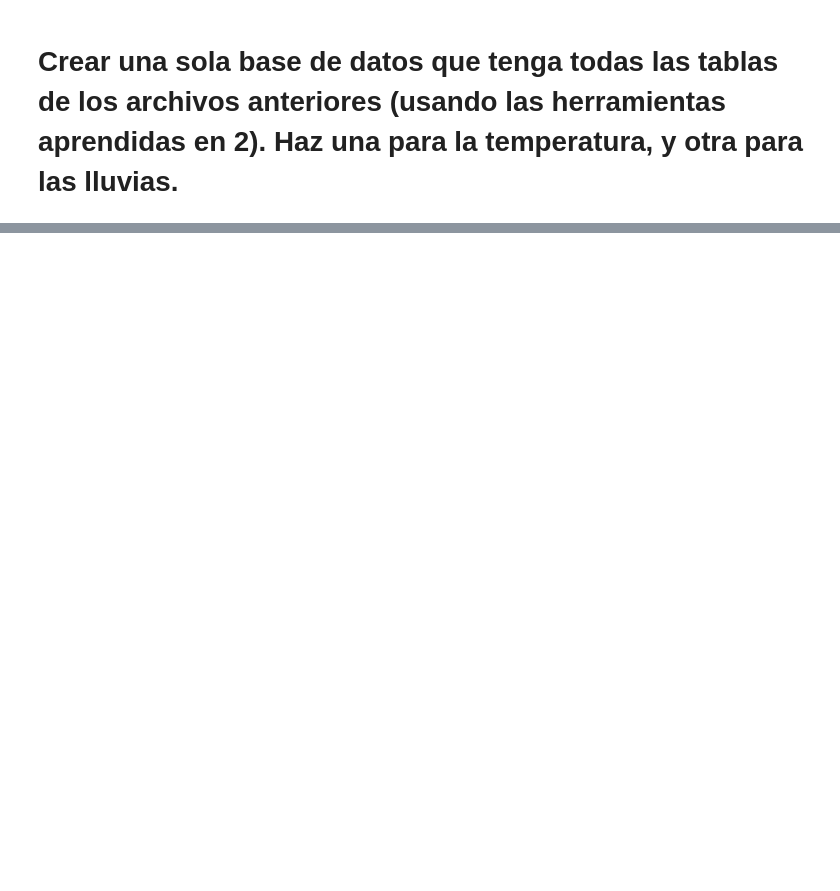
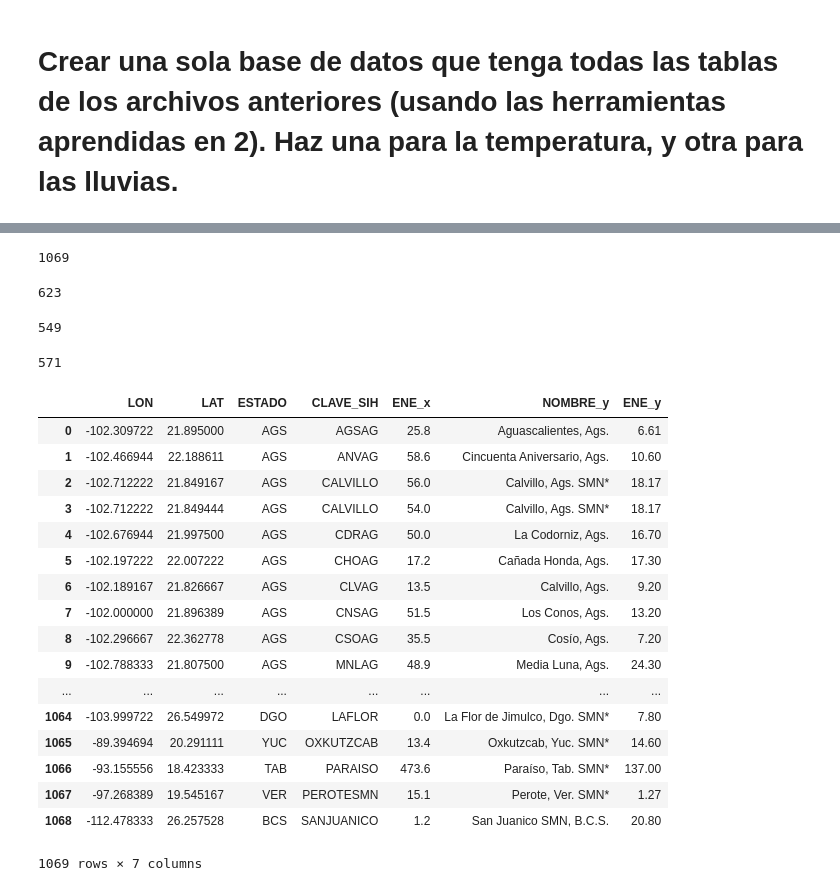
Before and after one commit to LuisEduardoCantero/Data_Science_in_Cosmology, a Jupyter notebook: Semana2/Tarea_Semana2/Ejercicio_3.ipynb, the cells around one changed output, grey strips where cells are left out. Cells and saved outputs as stored; diff of their text form; code cells hidden in the pictures; blank space fills up the shorter version.

```diff
--- a/Semana2/Tarea_Semana2/Ejercicio_3.ipynb
+++ b/Semana2/Tarea_Semana2/Ejercicio_3.ipynb
@@ -45,0 +30,37 @@ LLUVIA_2019
+# %%
+len(LLUVIA)
+# %% [output]
+1069
+# %%
+len(TMAX)
+# %% [output]
+623
+# %%
+len(TMED)
+# %% [output]
+549
+# %%
+len(TMIN)
+# %% [output]
+571
+# %%
+LLUVIA.drop('NOMBRE_x', axis = 1)
+# %% [output]
+|  | LON | LAT | ESTADO | CLAVE_SIH | ENE_x | NOMBRE_y | ENE_y |
+| 0 | -102.309722 | 21.895000 | AGS | AGSAG | 25.8 | Aguascalientes, Ags. | 6.61 |
+| 1 | -102.466944 | 22.188611 | AGS | ANVAG | 58.6 | Cincuenta Aniversario, Ags. | 10.60 |
+| 2 | -102.712222 | 21.849167 | AGS | CALVILLO | 56.0 | Calvillo, Ags. SMN* | 18.17 |
+| 3 | -102.712222 | 21.849444 | AGS | CALVILLO | 54.0 | Calvillo, Ags. SMN* | 18.17 |
+| 4 | -102.676944 | 21.997500 | AGS | CDRAG | 50.0 | La Codorniz, Ags. | 16.70 |
+| 5 | -102.197222 | 22.007222 | AGS | CHOAG | 17.2 | Cañada Honda, Ags. | 17.30 |
+| 6 | -102.189167 | 21.826667 | AGS | CLVAG | 13.5 | Calvillo, Ags. | 9.20 |
+| 7 | -102.000000 | 21.896389 | AGS | CNSAG | 51.5 | Los Conos, Ags. | 13.20 |
+| 8 | -102.296667 | 22.362778 | AGS | CSOAG | 35.5 | Cosío, Ags. | 7.20 |
+| 9 | -102.788333 | 21.807500 | AGS | MNLAG | 48.9 | Media Luna, Ags. | 24.30 |
+| ... | ... | ... | ... | ... | ... | ... | ... |
+| 1064 | -103.999722 | 26.549972 | DGO | LAFLOR | 0.0 | La Flor de Jimulco, Dgo. SMN* | 7.80 |
+| 1065 | -89.394694 | 20.291111 | YUC | OXKUTZCAB | 13.4 | Oxkutzcab, Yuc. SMN* | 14.60 |
+| 1066 | -93.155556 | 18.423333 | TAB | PARAISO | 473.6 | Paraíso, Tab. SMN* | 137.00 |
+| 1067 | -97.268389 | 19.545167 | VER | PEROTESMN | 15.1 | Perote, Ver. SMN* | 1.27 |
+| 1068 | -112.478333 | 26.257528 | BCS | SANJUANICO | 1.2 | San Juanico SMN, B.C.S. | 20.80 |
+1069 rows × 7 columns
```
Also changed, not shown: parts of 7 cells of this notebook.
